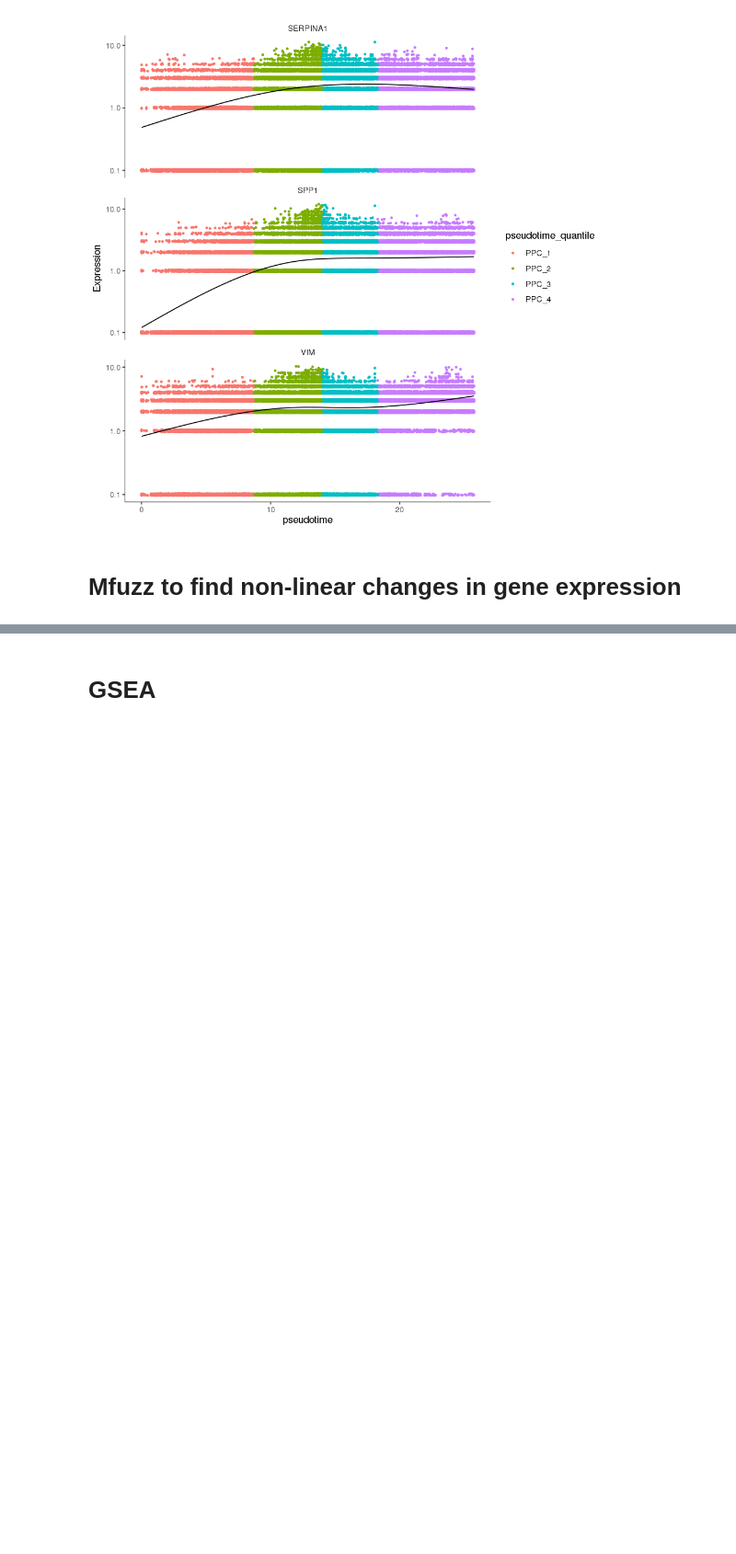
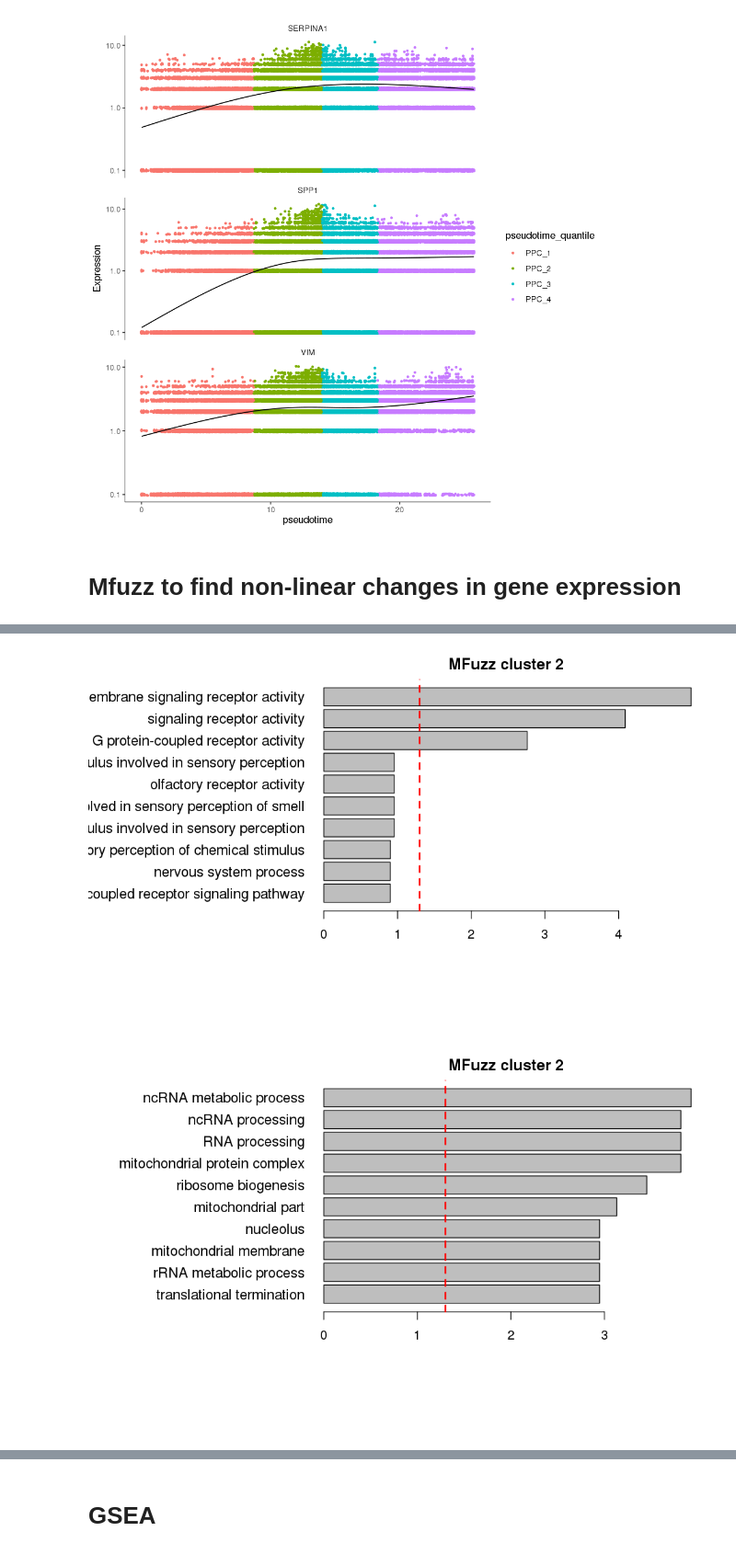
Before and after one commit to mkrdonovan/pancreatic_progenitor_singlecell, a Jupyter notebook: 0.6_PPC_GO_analysis.ipynb, the cells around one changed output, grey strips where cells are left out. Shown at 92% size. Cells and saved outputs as stored; diff of their text form; code cells hidden in the pictures; blank space fills up the shorter version.

```diff
--- a/0.6_PPC_GO_analysis.ipynb
+++ b/0.6_PPC_GO_analysis.ipynb
@@ -437,0 +497,13 @@ write.table(expressionBinned2model2mfuzz, "/projects/PPC/analysis/ppc_pilot/data
+# %%
+GoWrapperMfuzz <- function(cluster){
+
+    bg = geneinfo[geneinfo$gene_name %in% rownames(memb), "gene_id"]
+    memb.real_sub = memb.real[ memb.real$maxCol == cluster, ]
+    marker.df.id = geneinfo[geneinfo$gene_name %in% rownames(memb.real_sub), "gene_id"]
+    gowall = FindGOenrichment(marker.df.id, bg)
+    return(gowall)
+
+}
+# %%
+gowall2 = GoWrapperMfuzz(2)
+gowall6 = GoWrapperMfuzz(6)
@@ -437,0 +533,7 @@ write.table(expressionBinned2model2mfuzz, "/projects/PPC/analysis/ppc_pilot/data
+# %%
+options(repr.plot.width = 8, repr.plot.height = 5)
+plot_go_barplots(gowall2, "MFuzz cluster 2")
+plot_go_barplots(gowall6, "MFuzz cluster 2")
+# %% [output]
+[figure, added]
+[figure, added]
```
Also changed, not shown: parts of 24 cells of this notebook, 4 other files.
